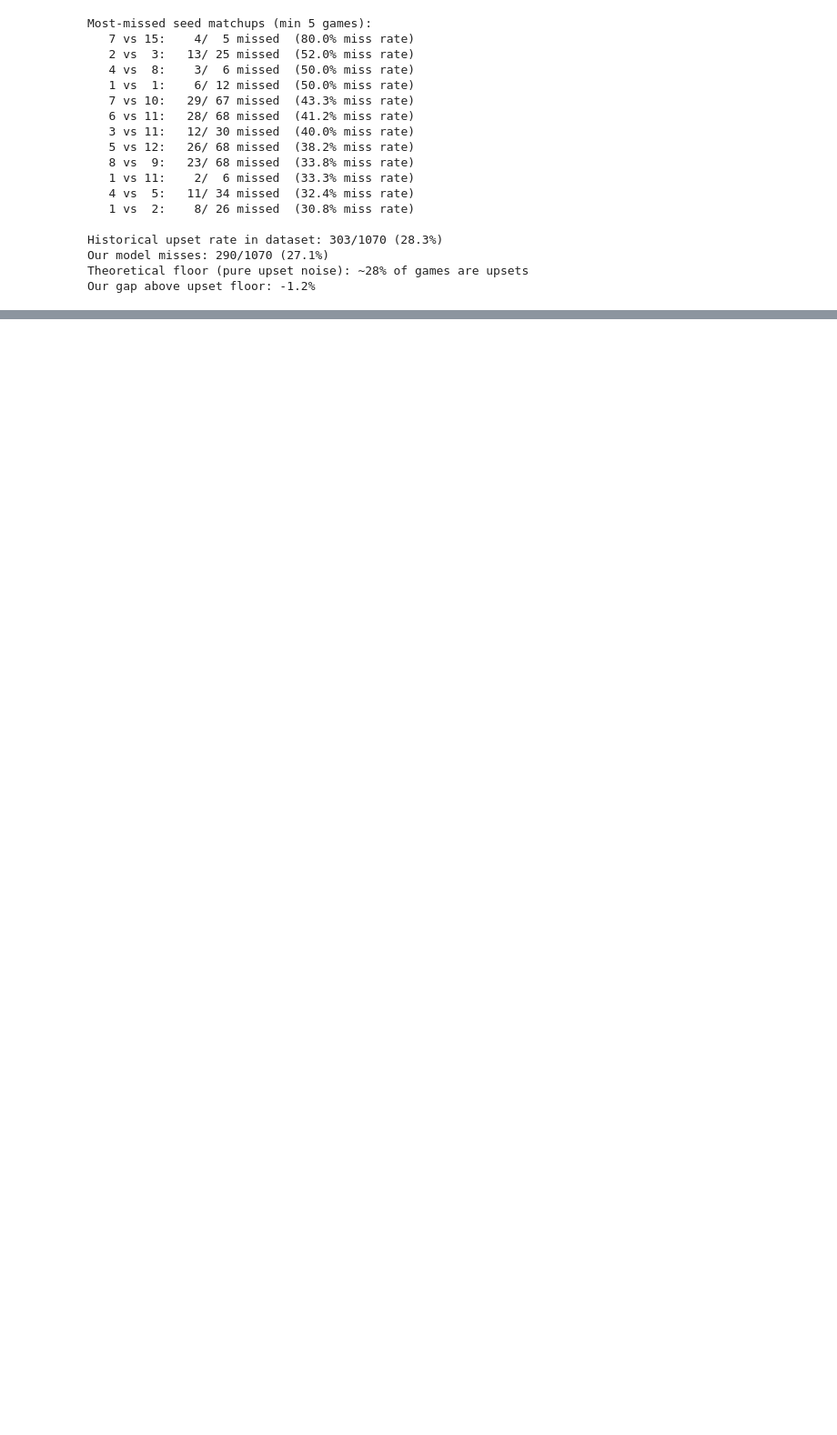
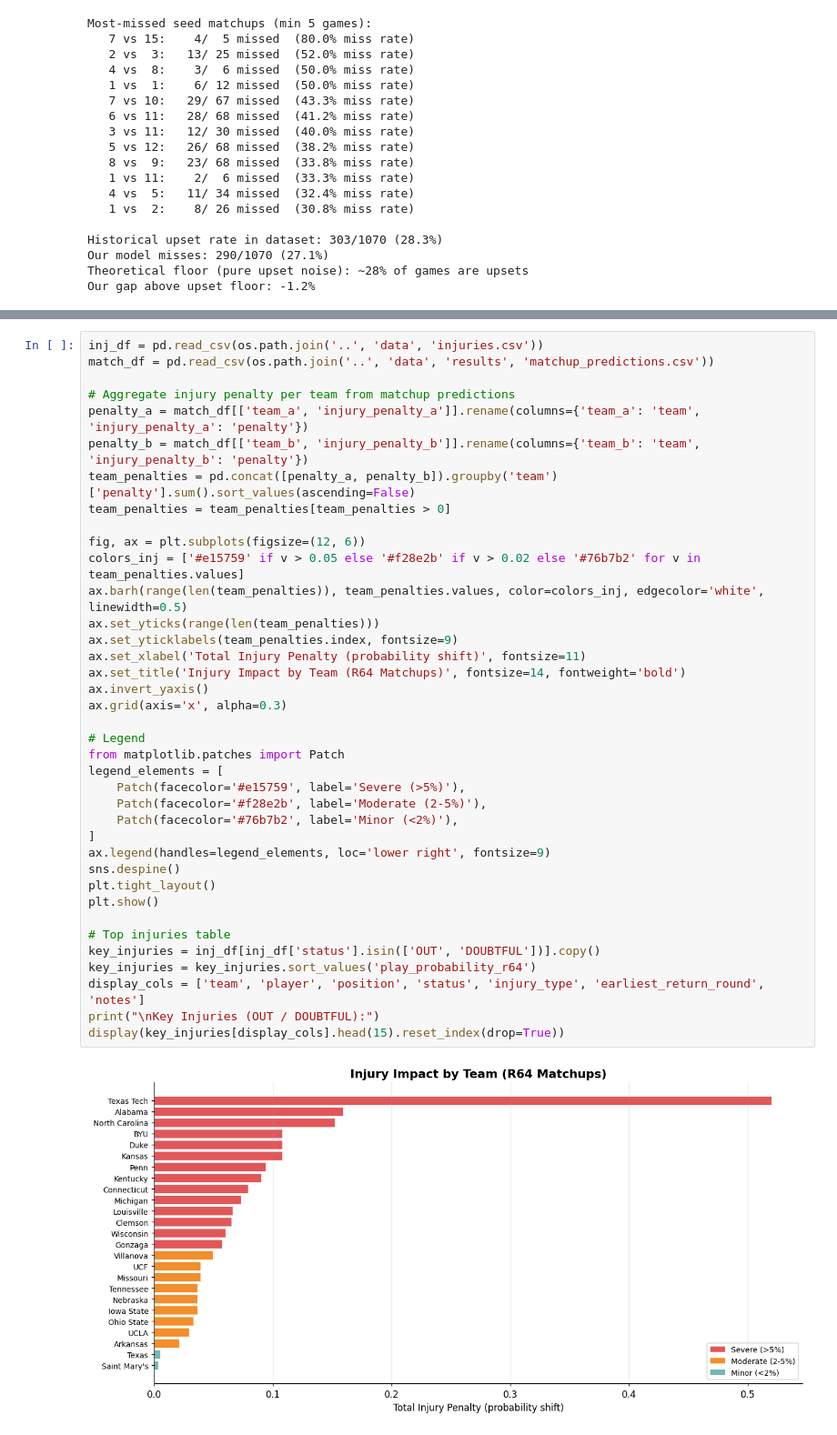
Before and after one commit to aldemirkonuk/MarchMadness2026, a Jupyter notebook: notebooks/model_diagnostics.ipynb, the cells around one changed output, grey strips where cells are left out. Shown at 91% size. Drawn from its saved outputs; the diff is of its cells as text; blank space fills up the shorter version.

```diff
--- a/notebooks/model_diagnostics.ipynb
+++ b/notebooks/model_diagnostics.ipynb
@@ -889,0 +1057,40 @@ Our gap above upset floor: -1.2%
+# %%
+inj_df = pd.read_csv(os.path.join('..', 'data', 'injuries.csv'))
+match_df = pd.read_csv(os.path.join('..', 'data', 'results', 'matchup_predictions.csv'))
+
+# Aggregate injury penalty per team from matchup predictions
+penalty_a = match_df[['team_a', 'injury_penalty_a']].rename(columns={'team_a': 'team', 'injury_penalty_a': 'penalty'})
+penalty_b = match_df[['team_b', 'injury_penalty_b']].rename(columns={'team_b': 'team', 'injury_penalty_b': 'penalty'})
+team_penalties = pd.concat([penalty_a, penalty_b]).groupby('team')['penalty'].sum().sort_values(ascending=False)
+team_penalties = team_penalties[team_penalties > 0]
+
+fig, ax = plt.subplots(figsize=(12, 6))
+colors_inj = ['#e15759' if v > 0.05 else '#f28e2b' if v > 0.02 else '#76b7b2' for v in team_penalties.values]
+ax.barh(range(len(team_penalties)), team_penalties.values, color=colors_inj, edgecolor='white', linewidth=0.5)
+ax.set_yticks(range(len(team_penalties)))
+ax.set_yticklabels(team_penalties.index, fontsize=9)
+ax.set_xlabel('Total Injury Penalty (probability shift)', fontsize=11)
+ax.set_title('Injury Impact by Team (R64 Matchups)', fontsize=14, fontweight='bold')
+ax.invert_yaxis()
+ax.grid(axis='x', alpha=0.3)
+
+# Legend
+from matplotlib.patches import Patch
+legend_elements = [
+    Patch(facecolor='#e15759', label='Severe (>5%)'),
+    Patch(facecolor='#f28e2b', label='Moderate (2-5%)'),
+    Patch(facecolor='#76b7b2', label='Minor (<2%)'),
+]
+ax.legend(handles=legend_elements, loc='lower right', fontsize=9)
+sns.despine()
+plt.tight_layout()
+plt.show()
+
+# Top injuries table
+key_injuries = inj_df[inj_df['status'].isin(['OUT', 'DOUBTFUL'])].copy()
+key_injuries = key_injuries.sort_values('play_probability_r64')
+display_cols = ['team', 'player', 'position', 'status', 'injury_type', 'earliest_return_round', 'notes']
+print("\nKey Injuries (OUT / DOUBTFUL):")
+display(key_injuries[display_cols].head(15).reset_index(drop=True))
+# %% [output]
+[figure, added]
```
Also changed, not shown: parts of 14 cells of this notebook, 49 other files.
